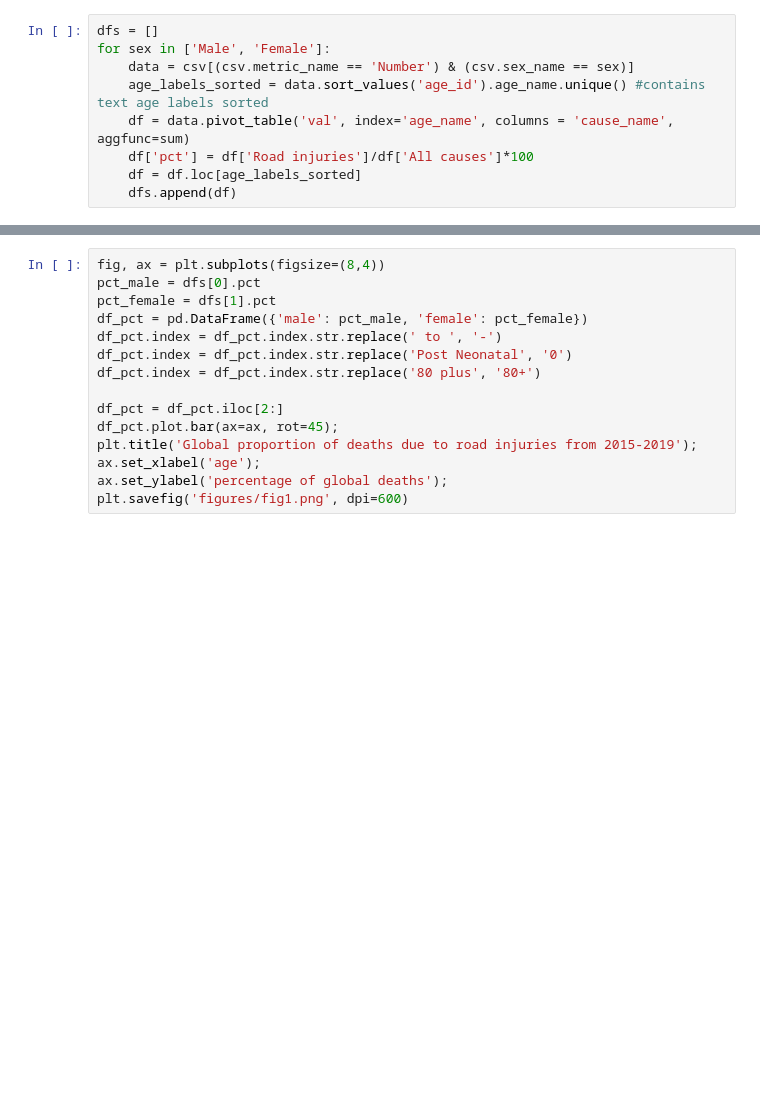
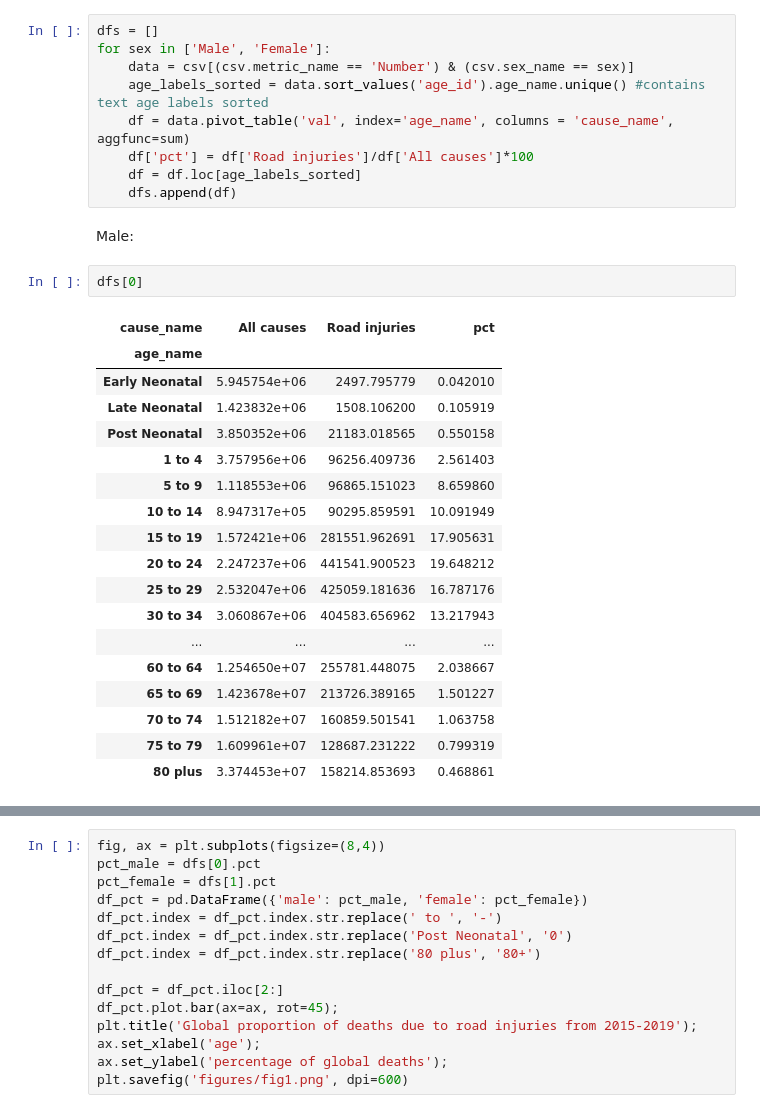
Before and after one commit to tomdries/road-injury-gbd, a Jupyter notebook: cause-of-death.ipynb, the cells around one changed output, grey strips where cells are left out. Cells and saved outputs as stored; diff of their text form; blank space fills up the shorter version.

Commit message:
add tables

```diff
--- a/cause-of-death.ipynb
+++ b/cause-of-death.ipynb
@@ -39,3 +41,26 @@ for sex in ['Male', 'Female']:
     df['pct'] = df['Road injuries']/df['All causes']*100
     df = df.loc[age_labels_sorted]
     dfs.append(df)
+# %% [markdown]
+Male:
+# %%
+dfs[0]
+# %% [output]
+| cause_name | All causes | Road injuries | pct |
+| age_name |  |  |  |
+| Early Neonatal | 5.945754e+06 | 2497.795779 | 0.042010 |
+| Late Neonatal | 1.423832e+06 | 1508.106200 | 0.105919 |
+| Post Neonatal | 3.850352e+06 | 21183.018565 | 0.550158 |
+| 1 to 4 | 3.757956e+06 | 96256.409736 | 2.561403 |
+| 5 to 9 | 1.118553e+06 | 96865.151023 | 8.659860 |
+| 10 to 14 | 8.947317e+05 | 90295.859591 | 10.091949 |
+| 15 to 19 | 1.572421e+06 | 281551.962691 | 17.905631 |
+| 20 to 24 | 2.247237e+06 | 441541.900523 | 19.648212 |
+| 25 to 29 | 2.532047e+06 | 425059.181636 | 16.787176 |
+| 30 to 34 | 3.060867e+06 | 404583.656962 | 13.217943 |
+| ... | ... | ... | ... |
+| 60 to 64 | 1.254650e+07 | 255781.448075 | 2.038667 |
+| 65 to 69 | 1.423678e+07 | 213726.389165 | 1.501227 |
+| 70 to 74 | 1.512182e+07 | 160859.501541 | 1.063758 |
+| 75 to 79 | 1.609961e+07 | 128687.231222 | 0.799319 |
+| 80 plus | 3.374453e+07 | 158214.853693 | 0.468861 |
```
Also changed, not shown: parts of 4 cells of this notebook.
